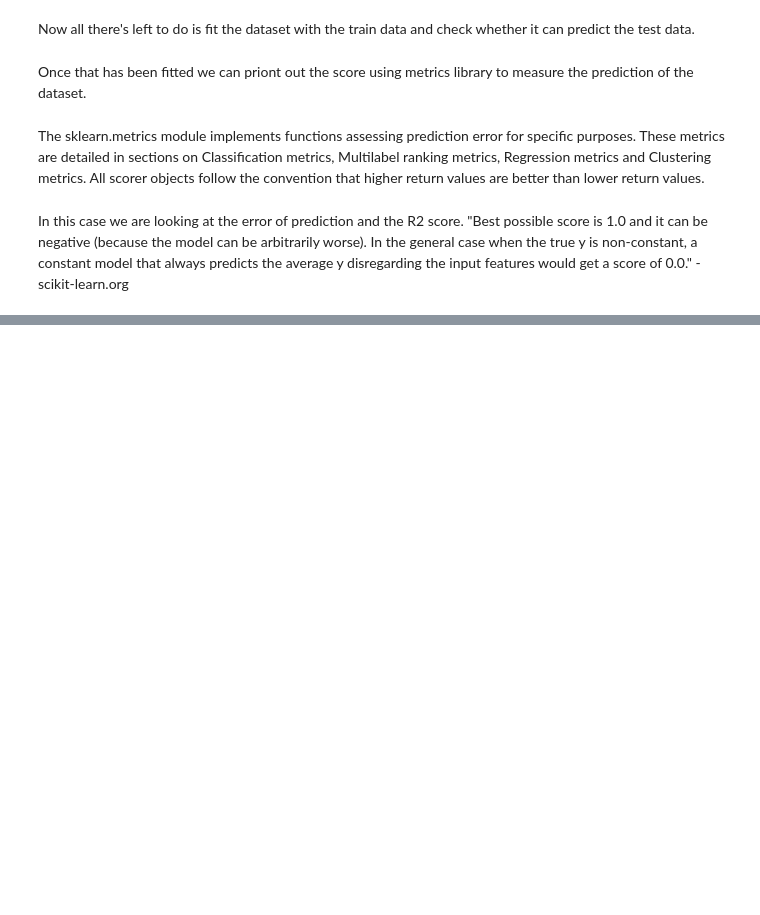
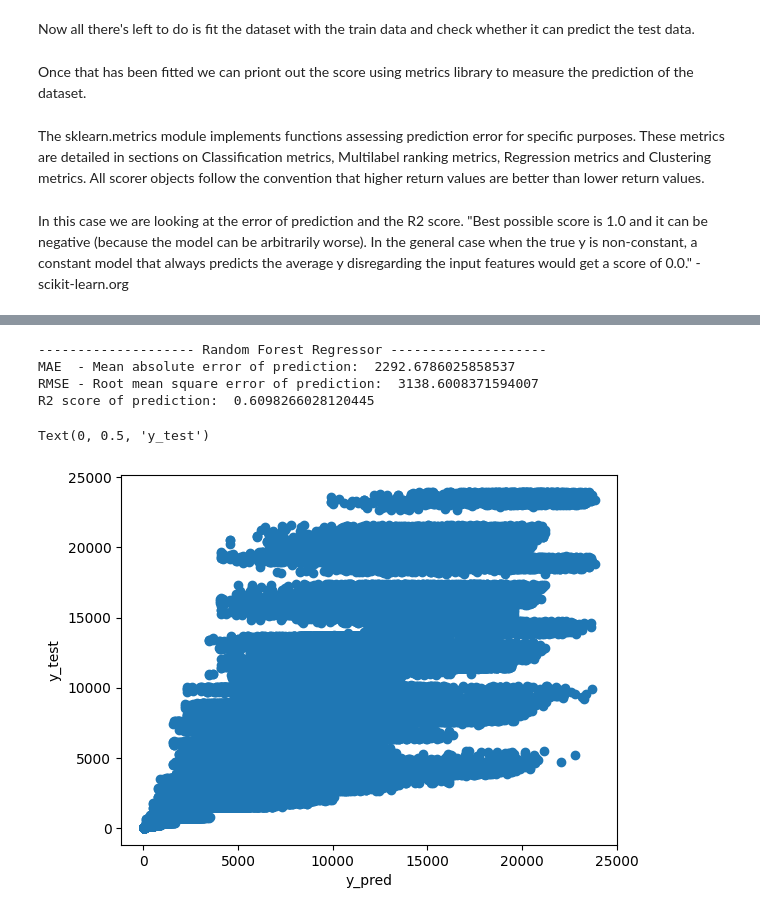
Before and after one commit to gelmisb/Modelling-using-text-mining-algorithms, a Jupyter notebook: Sales_analysis.ipynb, the cells around one changed output, grey strips where cells are left out. Cells and saved outputs as stored; diff of their text form; code cells hidden in the pictures; blank space fills up the shorter version.

```diff
--- a/Sales_analysis.ipynb
+++ b/Sales_analysis.ipynb
@@ -285,0 +317,19 @@ Text(0, 0.5, 'y_test')
+# %%
+print("-------------------- Random Forest Regressor --------------------")
+print("MAE  - Mean absolute error of prediction: ", metrics.mean_absolute_error(y_test, y_pred))
+print("RMSE - Root mean square error of prediction: ", math.sqrt(metrics.mean_squared_error(y_test, y_pred)))
+print("R2 score of prediction: ", metrics.r2_score(y_test, y_pred))
+# %% [output]
+-------------------- Random Forest Regressor --------------------
+MAE  - Mean absolute error of prediction:  2292.6786025858537
+RMSE - Root mean square error of prediction:  3138.6008371594007
+R2 score of prediction:  0.6098266028120445
+# %%
+plt.scatter(y_pred, y_test)
+
+plt.xlabel("y_pred")
+
+plt.ylabel("y_test")
+# %% [output]
+Text(0, 0.5, 'y_test')
+[figure, added]
```
Also changed, not shown: parts of 10 cells of this notebook.
